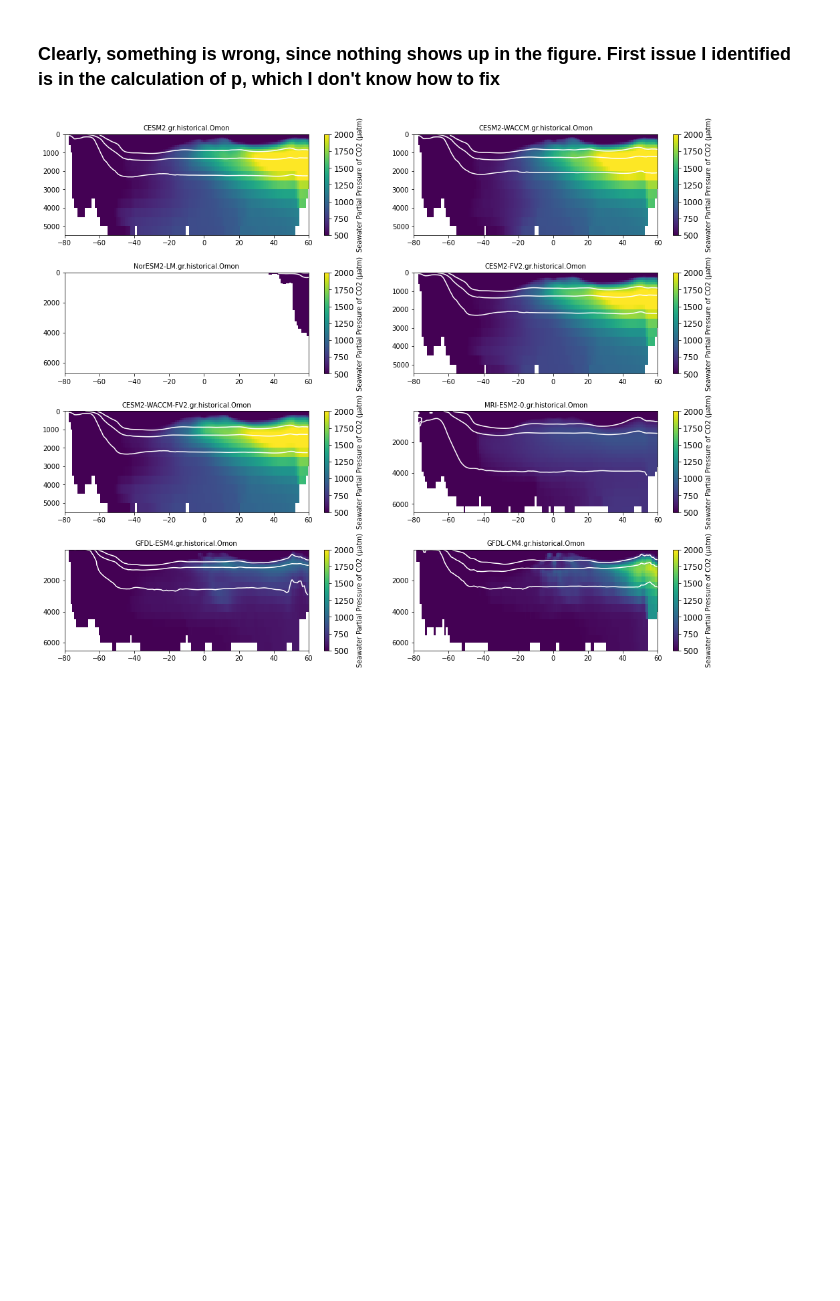
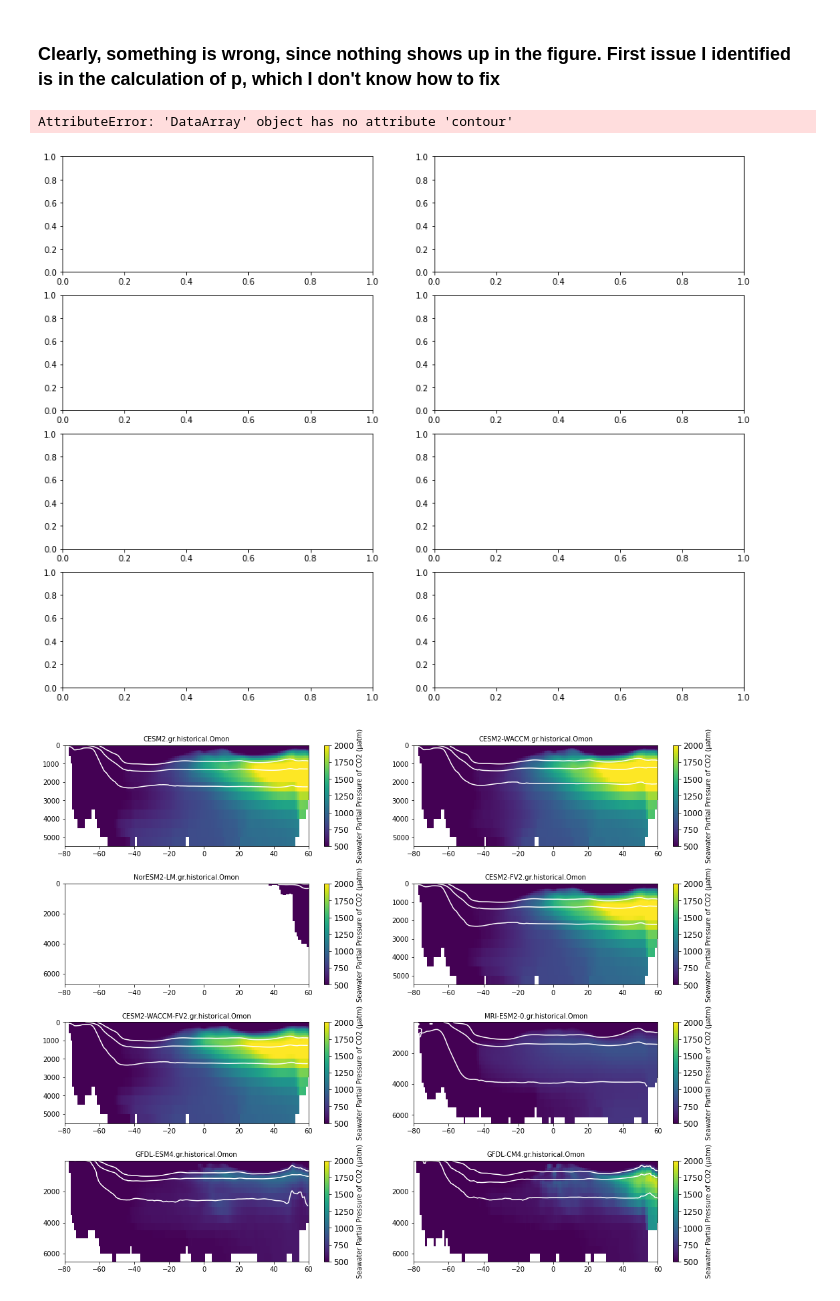
Before and after one commit to gmacgilchrist/seniorthesis, a Jupyter notebook: notebooks/pco2_calc.ipynb, the cells around one changed output. Cells and saved outputs as stored; diff of their text form; code cells hidden in the pictures; blank space fills up the shorter version.

```diff
--- a/notebooks/pco2_calc.ipynb
+++ b/notebooks/pco2_calc.ipynb
@@ -288,6 +288,25 @@ def draw_SOcustom(X,Y,Z,cmap,cbar_label,title,plot_type,**kwargs):
     return fig,ax
 # %% [markdown]
 ### Clearly, something is wrong, since nothing shows up in the figure. First issue I identified is in the calculation of p, which I don't know how to fix
+# %%
+fig_pco2, axarr_pco2 = plt.subplots(nrows = 4, ncols = 2, figsize=[15,12])
+ax_idx = 0
+for name, ds_pco2 in dd_new_new.items():
+    ax = axarr_pco2.flat[ax_idx]
+    ds_pco2 = ds_pco2.isel(time=slice(0, 239)).sel(x=slice(180,200)).mean(['time', 'x'],keep_attrs=True)
+#     if 'member_id' in ds_pco2.dims:
+#         if name == 'CMIP.MRI.MRI-ESM2-0.historical.Omon.gr':
+#             ds_pco2 = ds_pco2.isel(member_id=1)
+#         elif name == 'CMIP.NCAR.CESM2.historical.Omon.gr':
+#             ds_pco2 = ds_pco2.isel(member_id=2)
+#         else:
+#             ds_pco2 = ds_pco2.isel(member_id=0)
+    sigma2 = calc_sigma2(ds_pco2)
+    ax.contour()
+    ax_idx += 1
+# %% [output]
+AttributeError: 'DataArray' object has no attribute 'contour'
+[figure, added]
 # %%
 # fig, ax = plt.subplots(figsize=[10,3])
 # ds = dset_dict['CMIP.NOAA-GFDL.GFDL-ESM4.historical.Omon.gr'].isel(time=0).sel(x=slice(180,200)).mean('x',keep_attrs=True)
```
Also changed, not shown: parts of 2 cells of this notebook, 1 other file.
